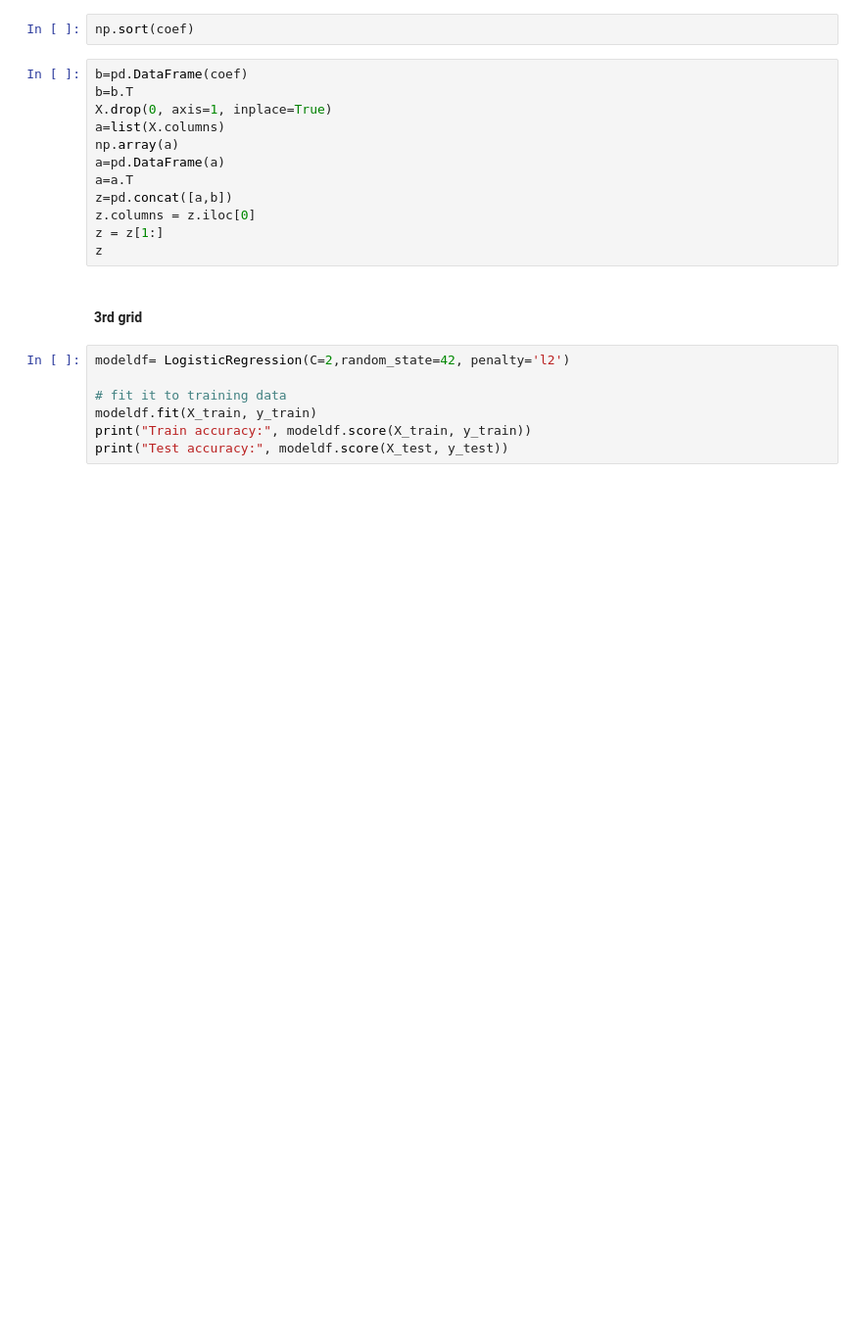
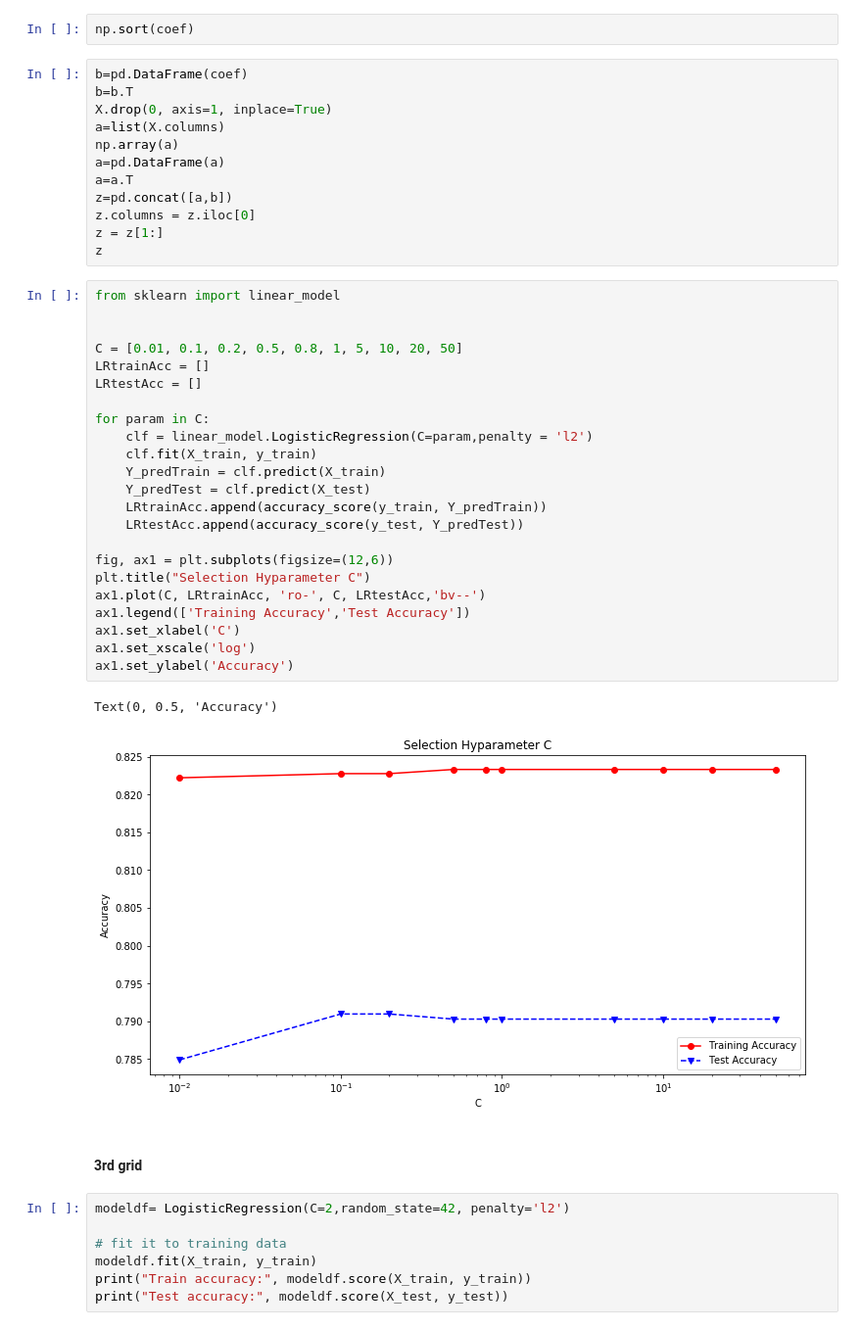
Before and after one commit to thanh31596/stephenvucovid, a Jupyter notebook: Logistic Regression.ipynb, the cells around one changed output. Shown: that part at 98% size. Drawn from its saved outputs; the diff is of its cells as text; blank space fills up the shorter version.

```diff
--- a/Logistic Regression.ipynb
+++ b/Logistic Regression.ipynb
@@ -514,6 +497,32 @@ z=pd.concat([a,b])
 z.columns = z.iloc[0]
 z = z[1:]
 z
+# %%
+from sklearn import linear_model
+
+
+C = [0.01, 0.1, 0.2, 0.5, 0.8, 1, 5, 10, 20, 50]
+LRtrainAcc = []
+LRtestAcc = []
+
+for param in C:
+    clf = linear_model.LogisticRegression(C=param,penalty = 'l2')
+    clf.fit(X_train, y_train)
+    Y_predTrain = clf.predict(X_train)
+    Y_predTest = clf.predict(X_test)
+    LRtrainAcc.append(accuracy_score(y_train, Y_predTrain))
+    LRtestAcc.append(accuracy_score(y_test, Y_predTest))
+
+fig, ax1 = plt.subplots(figsize=(12,6))
+plt.title("Selection Hyparameter C")
+ax1.plot(C, LRtrainAcc, 'ro-', C, LRtestAcc,'bv--')
+ax1.legend(['Training Accuracy','Test Accuracy'])
+ax1.set_xlabel('C')
+ax1.set_xscale('log')
+ax1.set_ylabel('Accuracy')
+# %% [output]
+Text(0, 0.5, 'Accuracy')
+[figure, added]
 # %% [markdown]
 #### 3rd grid
 # %%
```
Also changed, not shown: parts of 3 cells of this notebook, 30 other files.
